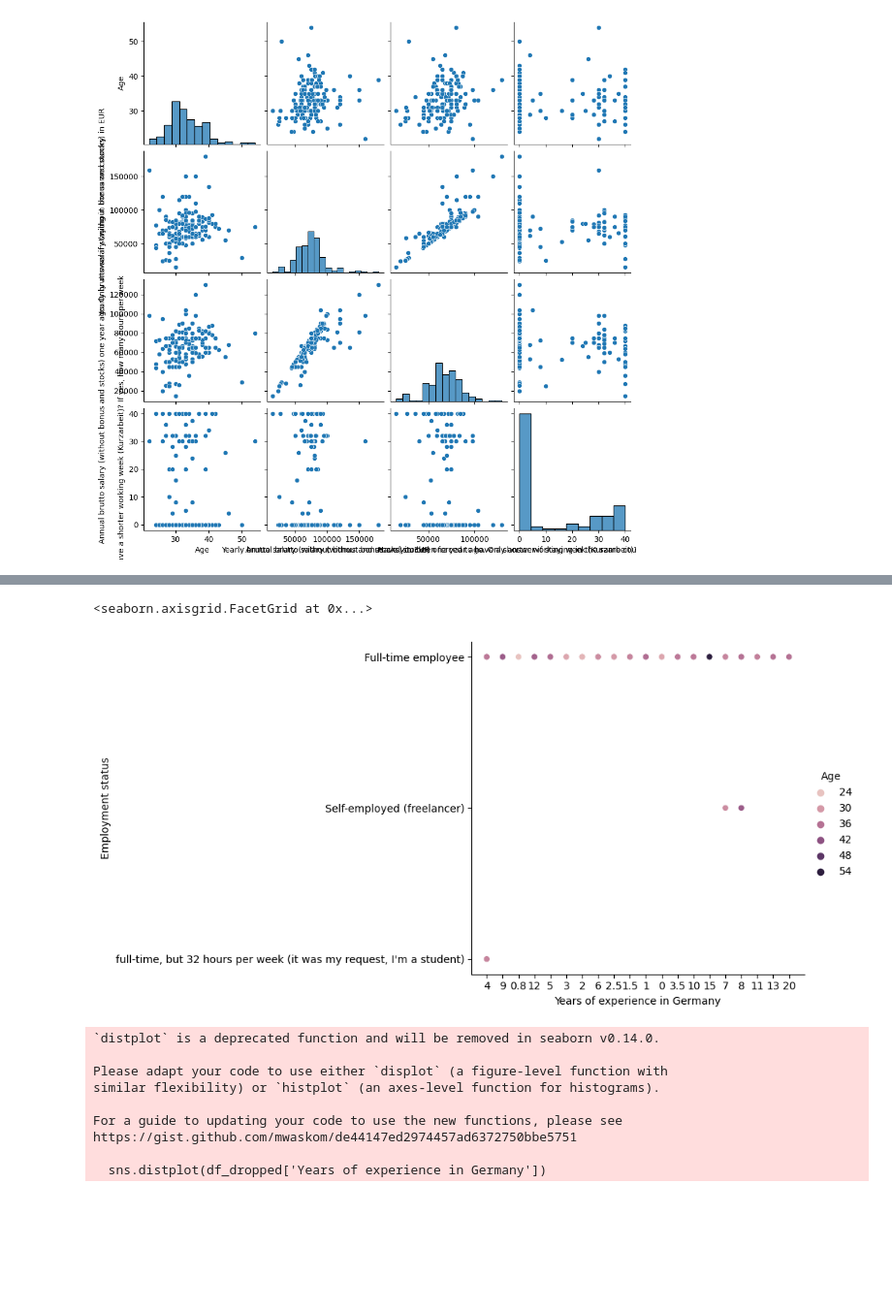
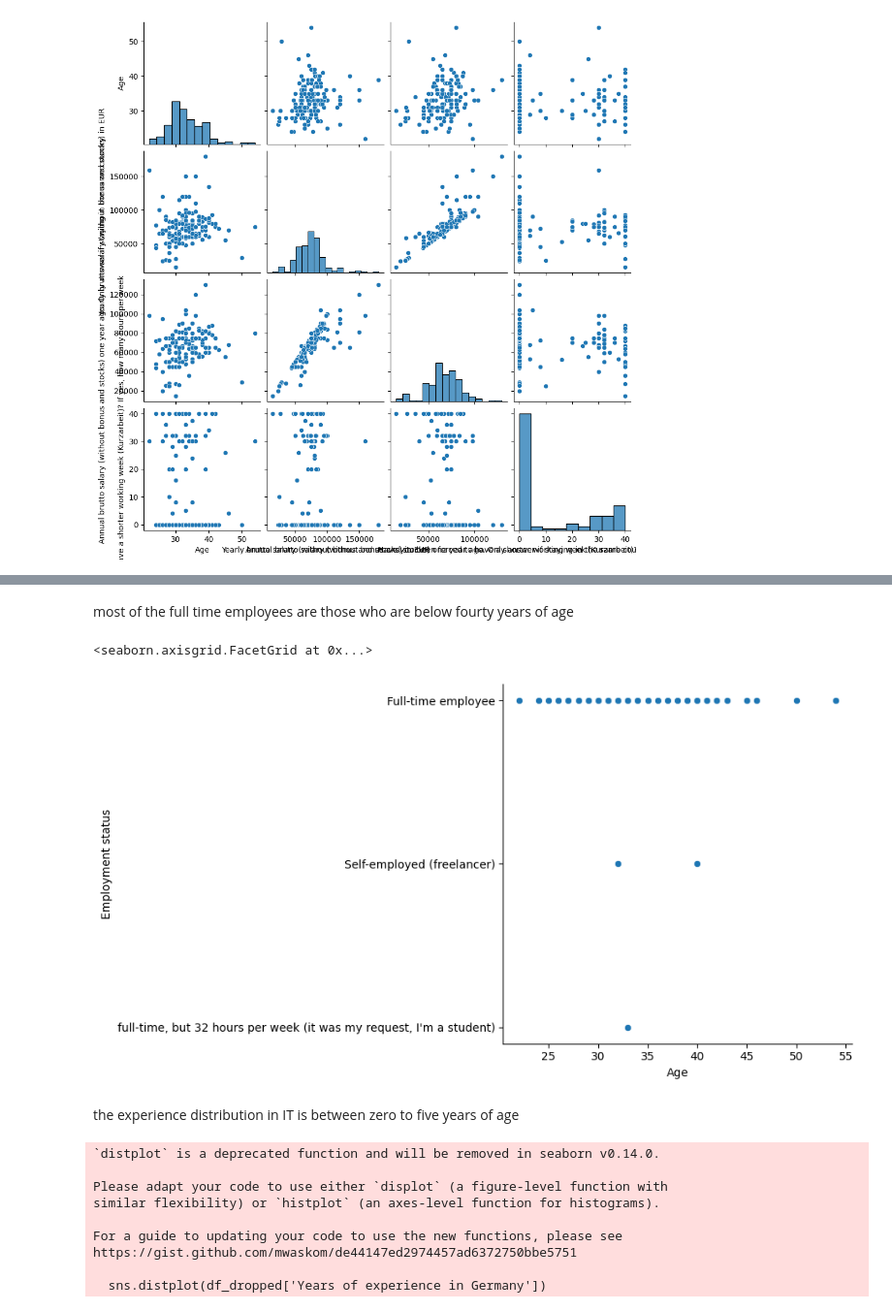
Before and after one commit to lorgan-otieno/Introduction-to-Python-Data-Analysis._files, a Jupyter notebook: EDA.1.ipynb, the cells around one changed output, grey strips where cells are left out. Shown at 97% size. Cells and saved outputs as stored; diff of their text form; code cells hidden in the pictures; blank space fills up the shorter version.

```diff
--- a/EDA.1.ipynb
+++ b/EDA.1.ipynb
@@ -373,6 +369,8 @@ df_dropped.head()
+# %% [markdown]
+most of the full time employees are those who are below fourty years of age
 # %%
-sns.relplot(x='Years of experience in Germany', y='Employment status', hue='Age',data=df_dropped)
+sns.relplot(x='Age', y='Employment status', data=df_dropped)
 # %% [output]
 <seaborn.axisgrid.FacetGrid at 0x...>
-[figure, old version]
+[figure, new version]
 # %%
@@ -380,3 +378,5 @@ sns.relplot(x='Years of experience in Germany', y='Employment status', hue='Age'
+# %% [markdown]
+the experience distribution in IT is between zero to five years of age
 # %%
 sns.distplot(df_dropped['Years of experience in Germany'])
 # %% [output]
```
Also changed, not shown: parts of 17 cells of this notebook.
